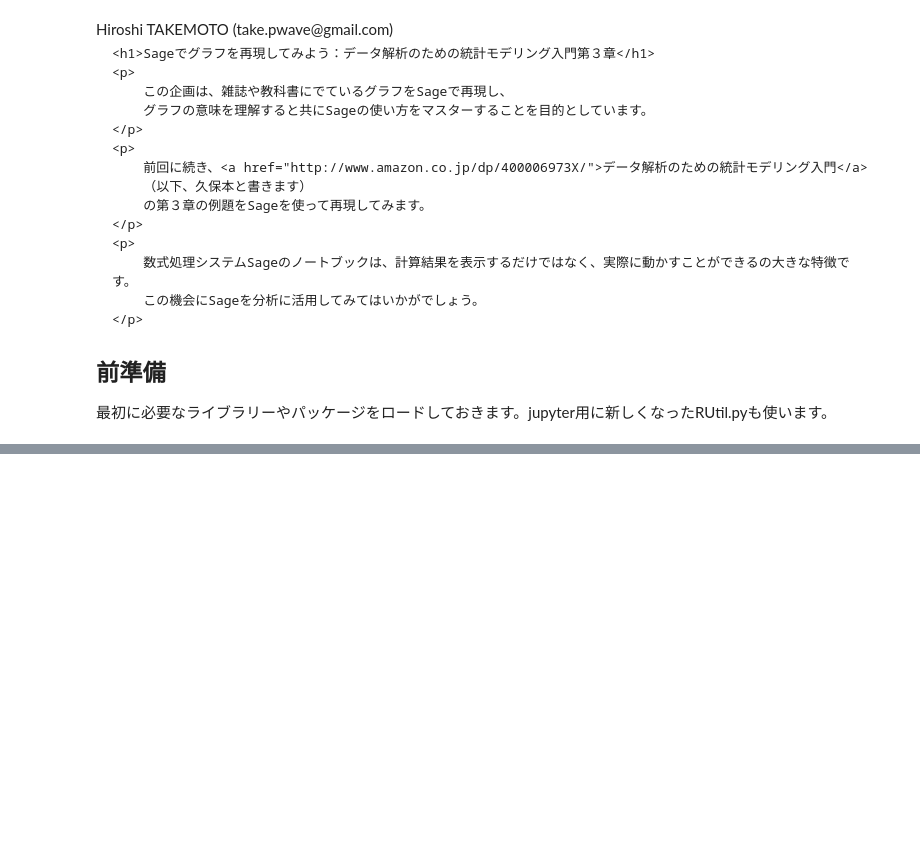
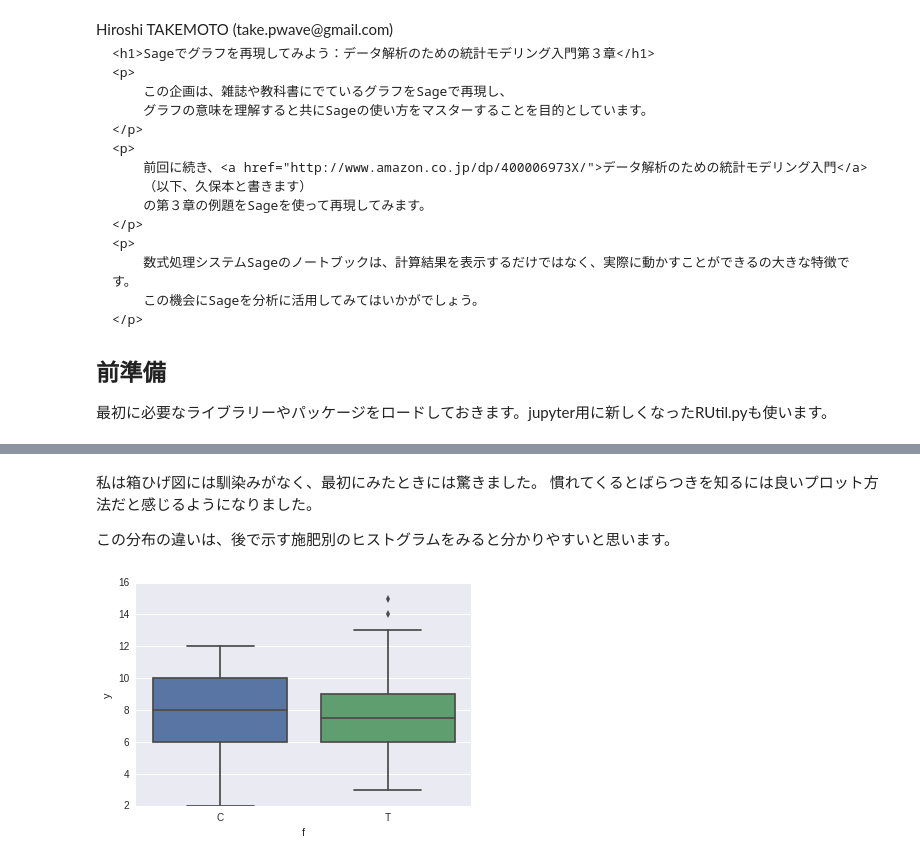
Before and after one commit to take-pwave/notebook, a Jupyter notebook: kubo-book/Kubo_book_chap3.ipynb, the cells around one changed output, grey strips where cells are left out. Drawn from its saved outputs; the diff is of its cells as text; code cells hidden in the pictures; blank space fills up the shorter version.

```diff
--- a/kubo-book/Kubo_book_chap3.ipynb
+++ b/kubo-book/Kubo_book_chap3.ipynb
@@ -51,0 +125,16 @@ OSError: [Errno 12] Cannot allocate memory
+# %% [markdown]
+<html>
+	<p>
+		私は箱ひげ図には馴染みがなく、最初にみたときには驚きました。
+		慣れてくるとばらつきを知るには良いプロット方法だと感じるようになりました。
+	</p>
+	<p>
+		この分布の違いは、後で示す施肥別のヒストグラムをみると分かりやすいと思います。
+	</p>
+</html>
+# %%
+# F別の箱ひげ図
+sns.boxplot(x='f', y='y', data=d)
+plt.show()
+# %% [output]
+[figure, added]
```
Also changed, not shown: parts of 40 cells of this notebook, 20 other files.
